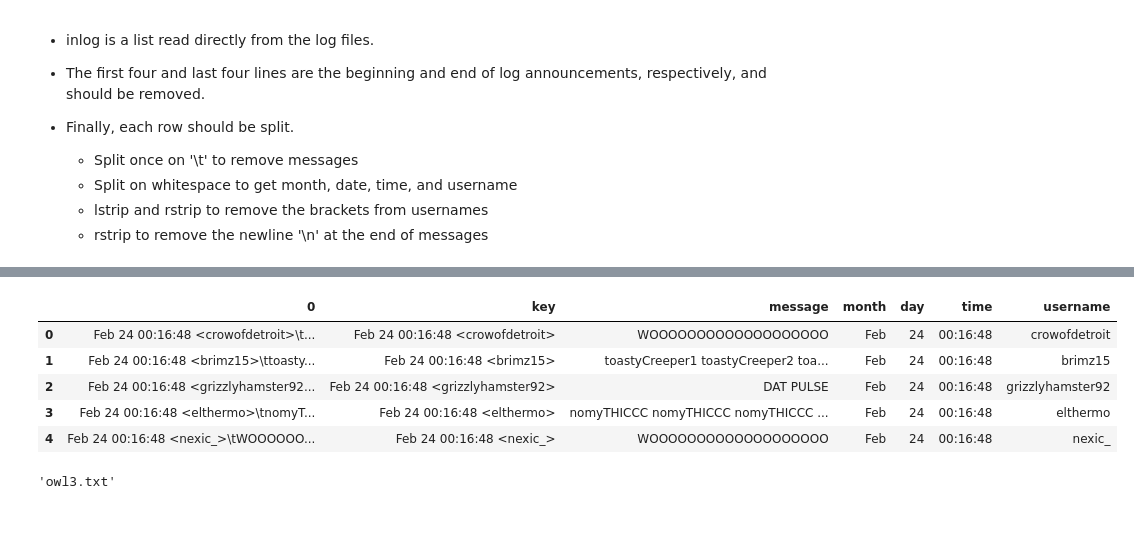
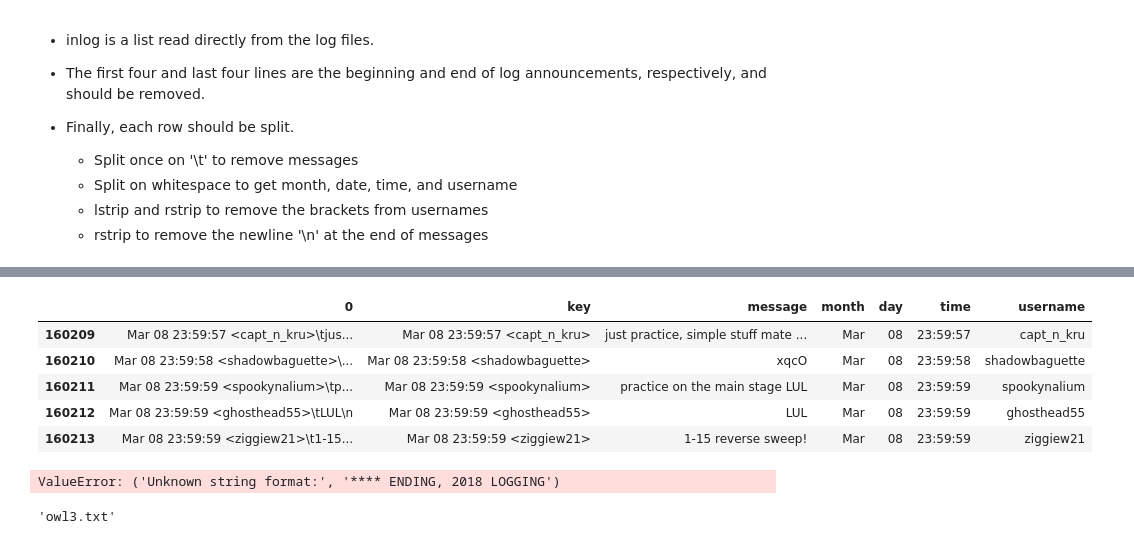
Before and after one commit to bernardkung/TwitchLearning, a Jupyter notebook: notebooks/LogProcess_Walkthrough.ipynb, the cells around one changed output, grey strips where cells are left out. Cells and saved outputs as stored; diff of their text form; code cells hidden in the pictures.

```diff
--- a/notebooks/LogProcess_Walkthrough.ipynb
+++ b/notebooks/LogProcess_Walkthrough.ipynb
@@ -18,9 +18,9 @@ EXPERIMENTAL:
 Basically, I'd like to read the raw log files directly. It seems to be okay, except that possibly there are some lines with URLs, like 437 which includes a URL, and it seems to be adding a field?
 Maybe if I change the delimiters
 # %%
-input_name = 'owl3.log'
+input_name = '#overwatchleague_2018_03_08.log'
 # %%
-input_path = os.path.join('..\\Logs\\', input_name)
+input_path = os.path.join('..\\logs\\', input_name)
 # %%
 with open(input_path, encoding = 'latin1') as f:
     inlog = f.readlines()
@@ -40,6 +69,8 @@ input_log = pd.DataFrame(inlog[4:-4])
 # %%
 input_log[['key','message']] = pd.DataFrame(input_log[0].str.split('\t').tolist(),
                                                  columns = ['key','message'])
+# %%
+input_log[['month','day','time','username']] = pd.DataFrame(input_log['key'].str.split().tolist()).iloc[:,0:4]
 # %%
-input_log[['month','day','time','username']] = pd.DataFrame(input_log['key'].str.split().tolist(),
-                                                 columns = ['month','day','time','username'])
+#input_log[['month','day','time','username']] = pd.DataFrame(input_log['key'].str.split().tolist()).iloc[:,0:4],
+#                                                 columns = ['month','day','time','username'])
@@ -48,12 +81,17 @@ input_log[['username']] = pd.DataFrame(input_log['username'].str.lstrip('<').str
 # %%
 input_log[['message']] = pd.DataFrame(input_log['message'].str.rstrip('\n'))
 # %%
-input_log.head()
+input_log.tail()
 # %% [output]
 |  | 0 | key | message | month | day | time | username |
-| 0 | Feb 24 00:16:48 <crowofdetroit>\t... | Feb 24 00:16:48 <crowofdetroit> | WOOOOOOOOOOOOOOOOOOO | Feb | 24 | 00:16:48 | crowofdetroit |
-| 1 | Feb 24 00:16:48 <brimz15>\ttoasty... | Feb 24 00:16:48 <brimz15> | toastyCreeper1 toastyCreeper2 toa... | Feb | 24 | 00:16:48 | brimz15 |
-| 2 | Feb 24 00:16:48 <grizzlyhamster92... | Feb 24 00:16:48 <grizzlyhamster92> | DAT PULSE | Feb | 24 | 00:16:48 | grizzlyhamster92 |
-| 3 | Feb 24 00:16:48 <elthermo>\tnomyT... | Feb 24 00:16:48 <elthermo> | nomyTHICCC nomyTHICCC nomyTHICCC ... | Feb | 24 | 00:16:48 | elthermo |
-| 4 | Feb 24 00:16:48 <nexic_>\tWOOOOOO... | Feb 24 00:16:48 <nexic_> | WOOOOOOOOOOOOOOOOOOO | Feb | 24 | 00:16:48 | nexic_ |
+| 160209 | Mar 08 23:59:57 <capt_n_kru>\tjus... | Mar 08 23:59:57 <capt_n_kru> | just practice, simple stuff mate ... | Mar | 08 | 23:59:57 | capt_n_kru |
+| 160210 | Mar 08 23:59:58 <shadowbaguette>\... | Mar 08 23:59:58 <shadowbaguette> | xqcO | Mar | 08 | 23:59:58 | shadowbaguette |
+| 160211 | Mar 08 23:59:59 <spookynalium>\tp... | Mar 08 23:59:59 <spookynalium> | practice on the main stage LUL | Mar | 08 | 23:59:59 | spookynalium |
+| 160212 | Mar 08 23:59:59 <ghosthead55>\tLUL\n | Mar 08 23:59:59 <ghosthead55> | LUL | Mar | 08 | 23:59:59 | ghosthead55 |
+| 160213 | Mar 08 23:59:59 <ziggiew21>\t1-15... | Mar 08 23:59:59 <ziggiew21> | 1-15 reverse sweep! | Mar | 08 | 23:59:59 | ziggiew21 |
+# %%
+input_log['timestamp'] = pd.to_datetime(input_log.month + " " + input_log.day.astype(str) + ", " + "2018"+
+                                  " " + input_log.time.astype(str))
+# %% [output]
+ValueError: ('Unknown string format:', '**** ENDING, 2018 LOGGING')
 # %%
```
Also changed, not shown: parts of 7 cells of this notebook, 52 other files.
